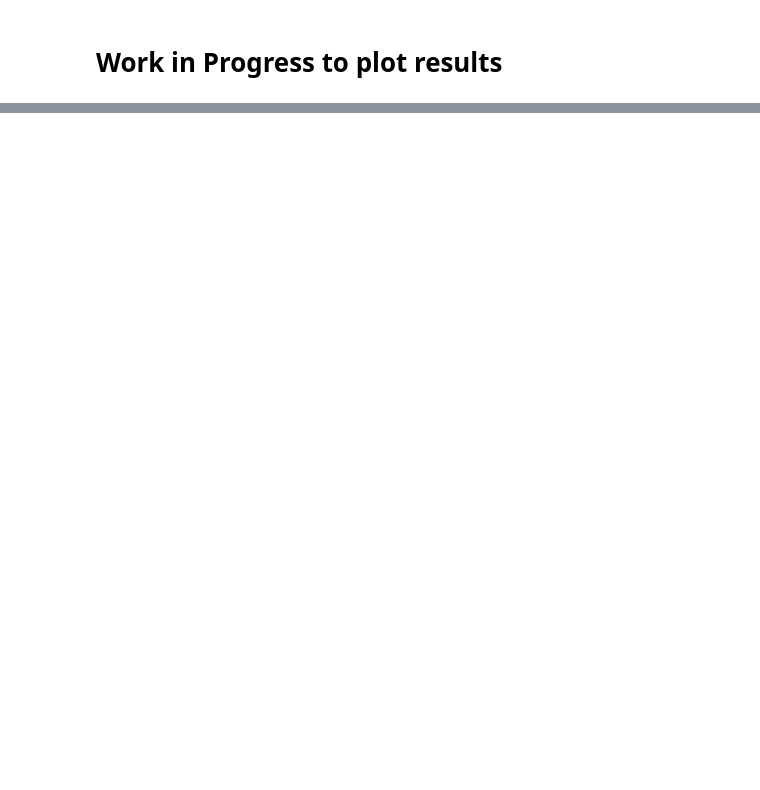
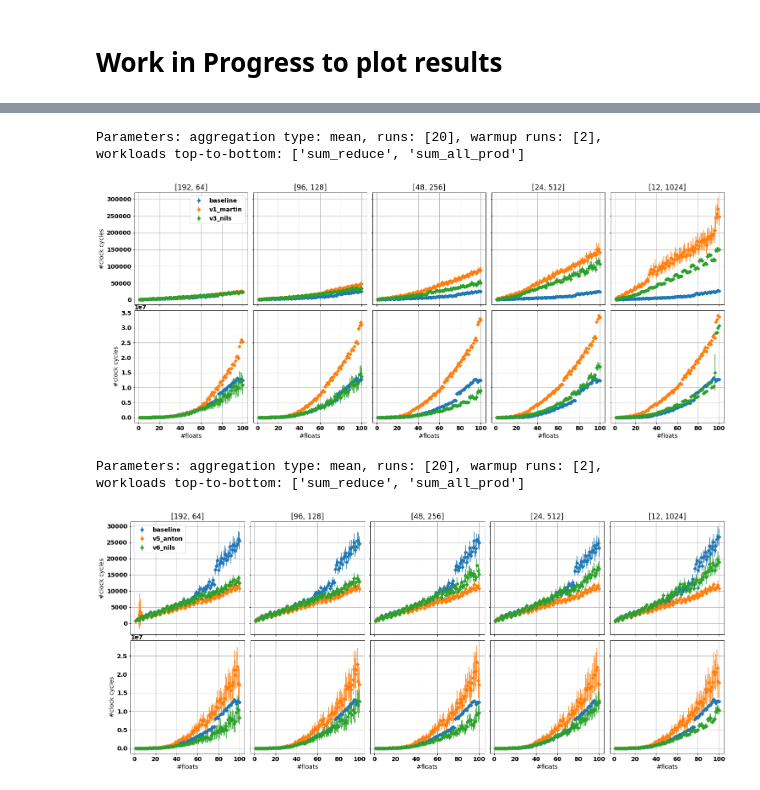
Before and after one commit to maerhart/dphpc-project, a Jupyter notebook: dynamic_allocator/plotting_temp.ipynb, the cells around one changed output, grey strips where cells are left out. Drawn from its saved outputs; the diff is of its cells as text; code cells hidden in the pictures; blank space fills up the shorter version.

```diff
--- a/dynamic_allocator/plotting_temp.ipynb
+++ b/dynamic_allocator/plotting_temp.ipynb
@@ -174,0 +203,58 @@ plot_blocks_vs_threads_per_block()
+# %%
+def plot_blocks_vs_threads_per_block(ver):
+    ## plot (blocks) vs (threads_per_block)
+    fig, axs = plt.subplots(len(workloads), len(threads_per_block), sharey='row', sharex=True, figsize=(len(threads_per_block)*5, len(workloads)*5))
+    # constant parameters
+    n_floats = -1
+    versions = ver
+    aggregation_type = 'mean' # or max
+    show_speedup = False
+
+
+    print("Parameters:" \
+              + " aggregation type: " + str(aggregation_type)\
+              + ", runs: " + str(runs)\
+              + ", warmup runs: " + str(warmups) + ",\n"\
+              + "workloads top-to-bottom: " + str(workloads))
+    #fig.suptitle()
+    #fig.supxlabel('Measurement type')
+    #fig.supylabel('Workload')
+
+    for w, workload in enumerate(workloads):
+        for b, block in enumerate(blocks):
+
+            params = {'measurement_type': 'work',
+                      'blocks': block,
+                      'threads_per_block': threads_per_block[b],
+                      'workload': workload,
+                      'num_floats': n_floats,
+                      'versions': versions,
+                      'aggregation_type': aggregation_type,
+                      'show_speedup': show_speedup}
+            if len(workloads) == 1:
+                ax = axs[b]
+            else:
+                ax = axs[w][b]
+            plot_floats_vs_cycles(df, ax, params)
+            ax.set_title("")
+            axs[0][b].set_title("["+str(block)+", "+str(threads_per_block[b])+"]")
+            axs[1][b].set_xlabel("#floats")
+            ax.grid(True)
+            #ax.set_xscale("log", base=2)
+            #ax.set_yscale("log", base=2)
+        axs[w][0].set_ylabel("#clock cycles")
+
+    axs[0][0].legend()
+    plt.subplots_adjust(hspace=0.05, wspace=0.05)
+    plt.savefig(CSV_PATH+"/blocks_vs_threads_per_block_vs_workload.png", dpi=60, bbox_inches='tight')
+    plt.show()
+
+plot_blocks_vs_threads_per_block(['baseline', 'v1_martin', 'v3_nils'])
+plot_blocks_vs_threads_per_block(['baseline', 'v5_anton', 'v6_nils'])
+# %% [output]
+Parameters: aggregation type: mean, runs: [20], warmup runs: [2],
+workloads top-to-bottom: ['sum_reduce', 'sum_all_prod']
+[figure, added]
+Parameters: aggregation type: mean, runs: [20], warmup runs: [2],
+workloads top-to-bottom: ['sum_reduce', 'sum_all_prod']
+[figure, added]
```
Also changed, not shown: parts of 2 cells of this notebook, 14 other files.
